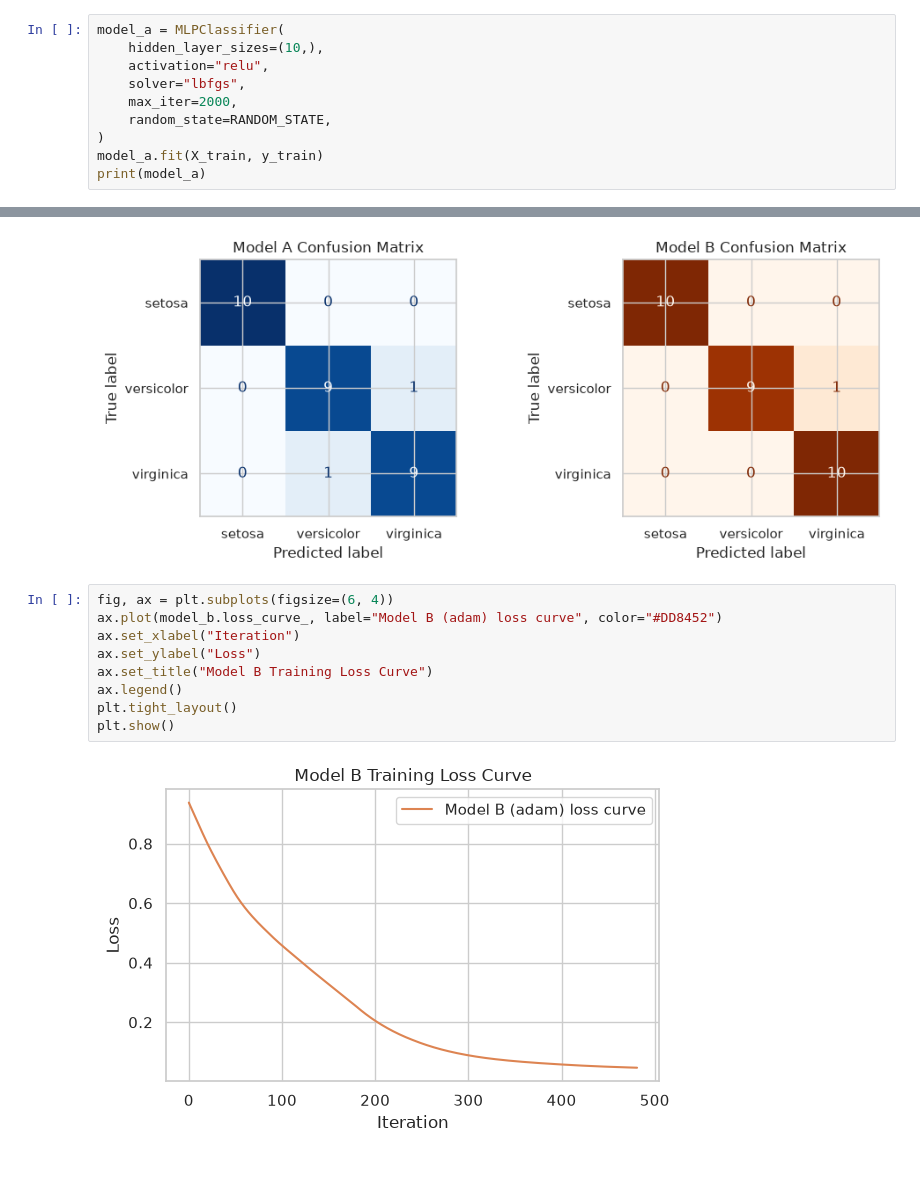
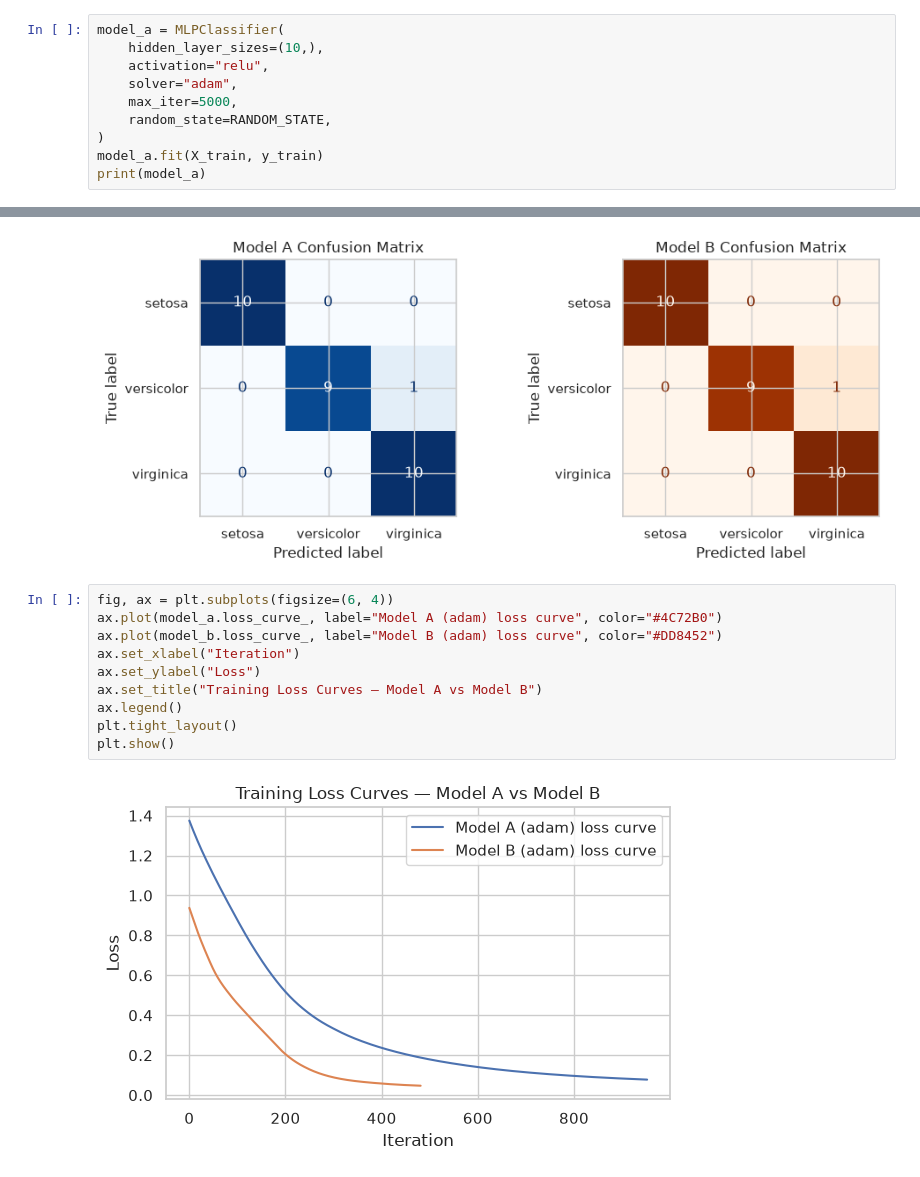
Before and after one commit to ArdenDiago/ML-Lab, a Jupyter notebook: ETE/ETE-2/ETE-2.ipynb, the cells around one changed output, grey strips where cells are left out. Saved outputs shown, nothing was run; the diff lists cells and outputs as text.

```diff
--- a/ETE/ETE-2/ETE-2.ipynb
+++ b/ETE/ETE-2/ETE-2.ipynb
@@ -118,8 +121,8 @@ Train shape: (120, 4) Test shape: (30, 4)
 model_a = MLPClassifier(
     hidden_layer_sizes=(10,),
     activation="relu",
-    solver="lbfgs",
-    max_iter=2000,
+    solver="adam",
+    max_iter=5000,
     random_state=RANDOM_STATE,
 )
 model_a.fit(X_train, y_train)
@@ -254,15 +256,16 @@ plt.show()
 [figure]
 # %%
 fig, ax = plt.subplots(figsize=(6, 4))
+ax.plot(model_a.loss_curve_, label="Model A (adam) loss curve", color="#4C72B0")
 ax.plot(model_b.loss_curve_, label="Model B (adam) loss curve", color="#DD8452")
 ax.set_xlabel("Iteration")
 ax.set_ylabel("Loss")
-ax.set_title("Model B Training Loss Curve")
+ax.set_title("Training Loss Curves — Model A vs Model B")
 ax.legend()
 plt.tight_layout()
 plt.show()
 # %% [output]
-[figure, old version]
+[figure, new version]
 # %% [markdown]
 ## Conclusion
 
```
Also changed, not shown: parts of 9 cells of this notebook, 6 other files.
